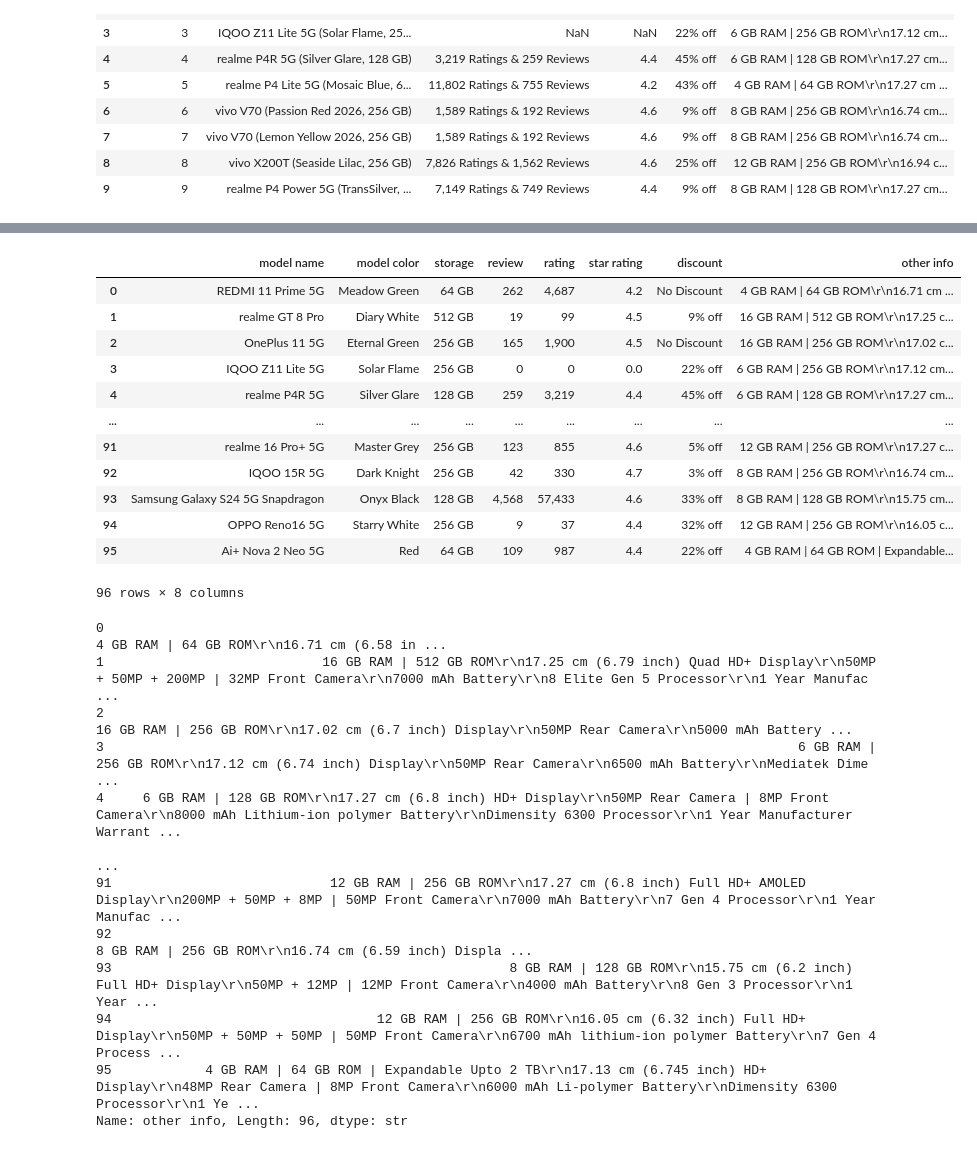
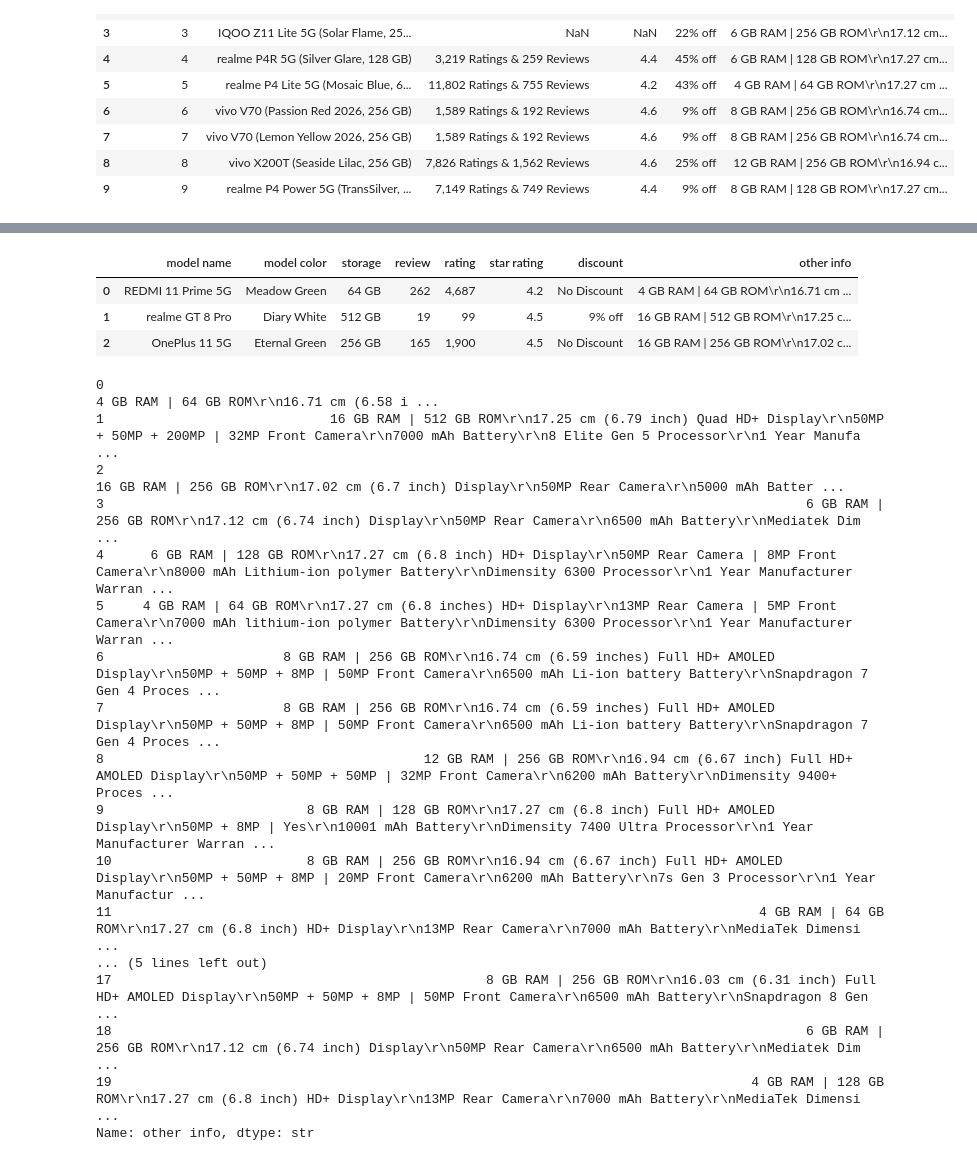
Before and after one commit to aayushmanz/Flipkart-ETL-Pipeline, a Jupyter notebook: Data Cleaning From Flipkart DataSet.ipynb, the cells around one changed output, grey strips where cells are left out. Saved outputs shown, nothing was run; the diff lists cells and outputs as text; code cells hidden in the pictures.

```diff
--- a/Data Cleaning From Flipkart DataSet.ipynb
+++ b/Data Cleaning From Flipkart DataSet.ipynb
@@ -77,7 +54,7 @@ df.insert(4, 'rating', rating)
 # %%
 df.drop(columns='rating & review', inplace=True)
 # %%
-df.replace('NaN', np.nan, inplace=True)
+df.replace('NaN', np.nan, inplace=True).head()
 # %% [output]
 |  | model name | model color | storage | review | rating | star rating | discount | other info |
 | 0 | REDMI 11 Prime 5G | Meadow Green | 64 GB | 262 | 4,687 | 4.2 | NaN | 4 GB RAM | 64 GB ROM\r\n16.71 cm ... |
@@ -133,34 +89,30 @@ df
 # %%
 df['discount']= df['discount'].replace(np.nan, 'No Discount')
 # %%
-df
+df.head(3)
 # %% [output]
 |  | model name | model color | storage | review | rating | star rating | discount | other info |
 | 0 | REDMI 11 Prime 5G | Meadow Green | 64 GB | 262 | 4,687 | 4.2 | No Discount | 4 GB RAM | 64 GB ROM\r\n16.71 cm ... |
 | 1 | realme GT 8 Pro | Diary White | 512 GB | 19 | 99 | 4.5 | 9% off | 16 GB RAM | 512 GB ROM\r\n17.25 c... |
 | 2 | OnePlus 11 5G | Eternal Green | 256 GB | 165 | 1,900 | 4.5 | No Discount | 16 GB RAM | 256 GB ROM\r\n17.02 c... |
-| 3 | IQOO Z11 Lite 5G | Solar Flame | 256 GB | 0 | 0 | 0.0 | 22% off | 6 GB RAM | 256 GB ROM\r\n17.12 cm... |
-| 4 | realme P4R 5G | Silver Glare | 128 GB | 259 | 3,219 | 4.4 | 45% off | 6 GB RAM | 128 GB ROM\r\n17.27 cm... |
-| ... | ... | ... | ... | ... | ... | ... | ... | ... |
-| 91 | realme 16 Pro+ 5G | Master Grey | 256 GB | 123 | 855 | 4.6 | 5% off | 12 GB RAM | 256 GB ROM\r\n17.27 c... |
-| 92 | IQOO 15R 5G | Dark Knight | 256 GB | 42 | 330 | 4.7 | 3% off | 8 GB RAM | 256 GB ROM\r\n16.74 cm... |
-| 93 | Samsung Galaxy S24 5G Snapdragon | Onyx Black | 128 GB | 4,568 | 57,433 | 4.6 | 33% off | 8 GB RAM | 128 GB ROM\r\n15.75 cm... |
-| 94 | OPPO Reno16 5G | Starry White | 256 GB | 9 | 37 | 4.4 | 32% off | 12 GB RAM | 256 GB ROM\r\n16.05 c... |
-| 95 | Ai+ Nova 2 Neo 5G | Red | 64 GB | 109 | 987 | 4.4 | 22% off | 4 GB RAM | 64 GB ROM | Expandable... |
-96 rows × 8 columns
 # %%
 pd.set_option('display.max_colwidth', None)
-df['other info']
+df['other info'].head(20)
 # %% [output]
-0                                                                                                                                                              4 GB RAM | 64 GB ROM\r\n16.71 cm (6.58 in ...
-1                            16 GB RAM | 512 GB ROM\r\n17.25 cm (6.79 inch) Quad HD+ Display\r\n50MP + 50MP + 200MP | 32MP Front Camera\r\n7000 mAh Battery\r\n8 Elite Gen 5 Processor\r\n1 Year Manufac ...
-2                                                                                                          16 GB RAM | 256 GB ROM\r\n17.02 cm (6.7 inch) Display\r\n50MP Rear Camera\r\n5000 mAh Battery ...
-3                                                                                         6 GB RAM | 256 GB ROM\r\n17.12 cm (6.74 inch) Display\r\n50MP Rear Camera\r\n6500 mAh Battery\r\nMediatek Dime ...
-4     6 GB RAM | 128 GB ROM\r\n17.27 cm (6.8 inch) HD+ Display\r\n50MP Rear Camera | 8MP Front Camera\r\n8000 mAh Lithium-ion polymer Battery\r\nDimensity 6300 Processor\r\n1 Year Manufacturer Warrant ...
-                                                                                                                                       ...
-91                            12 GB RAM | 256 GB ROM\r\n17.27 cm (6.8 inch) Full HD+ AMOLED Display\r\n200MP + 50MP + 8MP | 50MP Front Camera\r\n7000 mAh Battery\r\n7 Gen 4 Processor\r\n1 Year Manufac ...
-92                                                                                                                                                  8 GB RAM | 256 GB ROM\r\n16.74 cm (6.59 inch) Displa ...
-93                                                   8 GB RAM | 128 GB ROM\r\n15.75 cm (6.2 inch) Full HD+ Display\r\n50MP + 12MP | 12MP Front Camera\r\n4000 mAh Battery\r\n8 Gen 3 Processor\r\n1 Year ...
-94                                  12 GB RAM | 256 GB ROM\r\n16.05 cm (6.32 inch) Full HD+ Display\r\n50MP + 50MP + 50MP | 50MP Front Camera\r\n6700 mAh lithium-ion polymer Battery\r\n7 Gen 4 Process ...
-95            4 GB RAM | 64 GB ROM | Expandable Upto 2 TB\r\n17.13 cm (6.745 inch) HD+ Display\r\n48MP Rear Camera | 8MP Front Camera\r\n6000 mAh Li-polymer Battery\r\nDimensity 6300 Processor\r\n1 Ye ...
-Name: other info, Length: 96, dtype: str
+0                                                                                                                                                               4 GB RAM | 64 GB ROM\r\n16.71 cm (6.58 i ...
+1                             16 GB RAM | 512 GB ROM\r\n17.25 cm (6.79 inch) Quad HD+ Display\r\n50MP + 50MP + 200MP | 32MP Front Camera\r\n7000 mAh Battery\r\n8 Elite Gen 5 Processor\r\n1 Year Manufa ...
+2                                                                                                           16 GB RAM | 256 GB ROM\r\n17.02 cm (6.7 inch) Display\r\n50MP Rear Camera\r\n5000 mAh Batter ...
+3                                                                                          6 GB RAM | 256 GB ROM\r\n17.12 cm (6.74 inch) Display\r\n50MP Rear Camera\r\n6500 mAh Battery\r\nMediatek Dim ...
+4      6 GB RAM | 128 GB ROM\r\n17.27 cm (6.8 inch) HD+ Display\r\n50MP Rear Camera | 8MP Front Camera\r\n8000 mAh Lithium-ion polymer Battery\r\nDimensity 6300 Processor\r\n1 Year Manufacturer Warran ...
+5     4 GB RAM | 64 GB ROM\r\n17.27 cm (6.8 inches) HD+ Display\r\n13MP Rear Camera | 5MP Front Camera\r\n7000 mAh lithium-ion polymer Battery\r\nDimensity 6300 Processor\r\n1 Year Manufacturer Warran ...
+6                       8 GB RAM | 256 GB ROM\r\n16.74 cm (6.59 inches) Full HD+ AMOLED Display\r\n50MP + 50MP + 8MP | 50MP Front Camera\r\n6500 mAh Li-ion battery Battery\r\nSnapdragon 7 Gen 4 Proces ...
+7                       8 GB RAM | 256 GB ROM\r\n16.74 cm (6.59 inches) Full HD+ AMOLED Display\r\n50MP + 50MP + 8MP | 50MP Front Camera\r\n6500 mAh Li-ion battery Battery\r\nSnapdragon 7 Gen 4 Proces ...
+8                                         12 GB RAM | 256 GB ROM\r\n16.94 cm (6.67 inch) Full HD+ AMOLED Display\r\n50MP + 50MP + 50MP | 32MP Front Camera\r\n6200 mAh Battery\r\nDimensity 9400+ Proces ...
+9                          8 GB RAM | 128 GB ROM\r\n17.27 cm (6.8 inch) Full HD+ AMOLED Display\r\n50MP + 8MP | Yes\r\n10001 mAh Battery\r\nDimensity 7400 Ultra Processor\r\n1 Year Manufacturer Warran ...
+10                         8 GB RAM | 256 GB ROM\r\n16.94 cm (6.67 inch) Full HD+ AMOLED Display\r\n50MP + 50MP + 8MP | 20MP Front Camera\r\n6200 mAh Battery\r\n7s Gen 3 Processor\r\n1 Year Manufactur ...
+11                                                                                   4 GB RAM | 64 GB ROM\r\n17.27 cm (6.8 inch) HD+ Display\r\n13MP Rear Camera\r\n7000 mAh Battery\r\nMediaTek Dimensi ...
+... (5 lines left out)
+17                                                8 GB RAM | 256 GB ROM\r\n16.03 cm (6.31 inch) Full HD+ AMOLED Display\r\n50MP + 50MP + 8MP | 50MP Front Camera\r\n6500 mAh Battery\r\nSnapdragon 8 Gen ...
+18                                                                                         6 GB RAM | 256 GB ROM\r\n17.12 cm (6.74 inch) Display\r\n50MP Rear Camera\r\n6500 mAh Battery\r\nMediatek Dim ...
+19                                                                                  4 GB RAM | 128 GB ROM\r\n17.27 cm (6.8 inch) HD+ Display\r\n13MP Rear Camera\r\n7000 mAh Battery\r\nMediaTek Dimensi ...
+Name: other info, dtype: str
```
Also changed, not shown: parts of 9 cells of this notebook.
